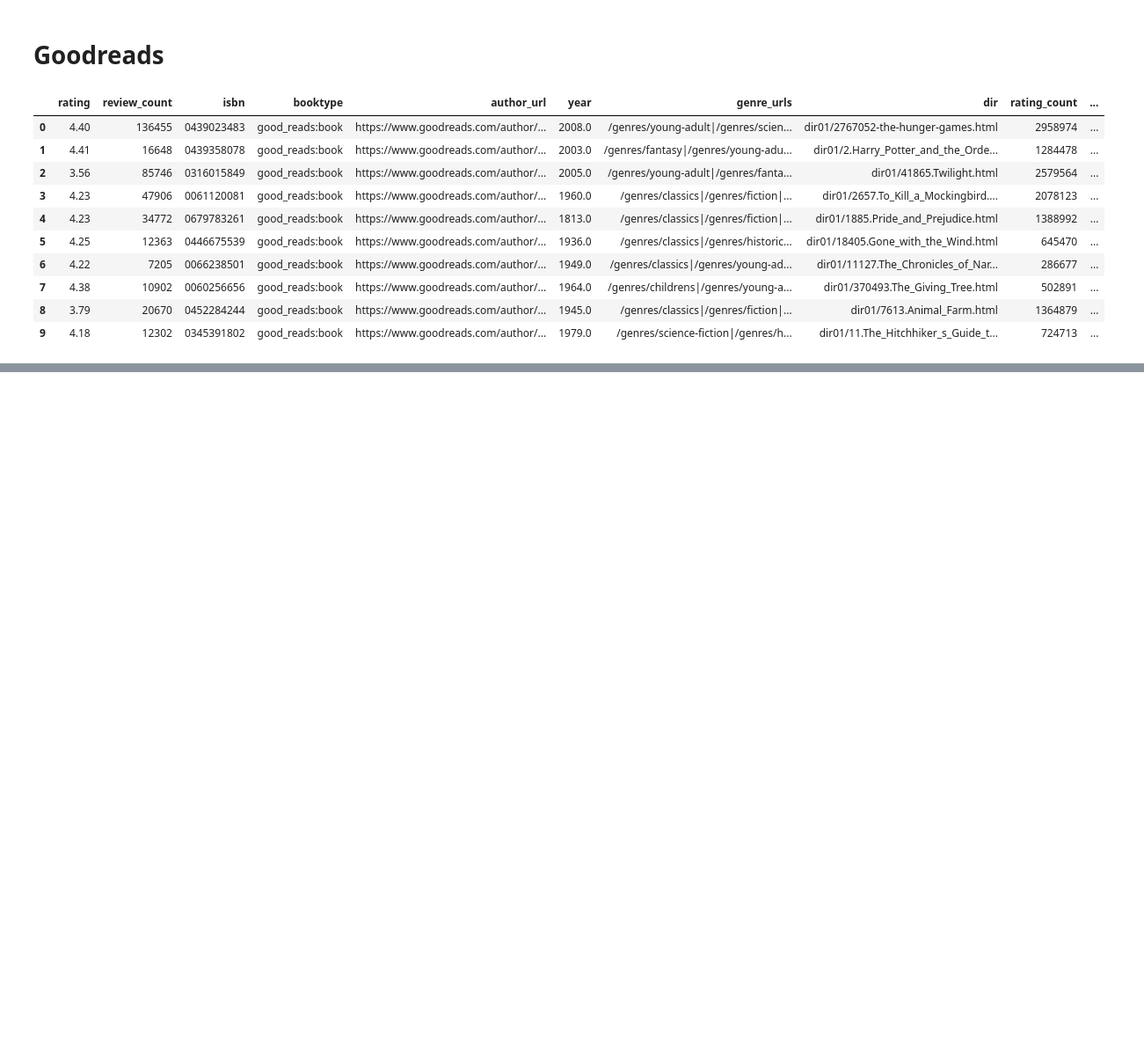
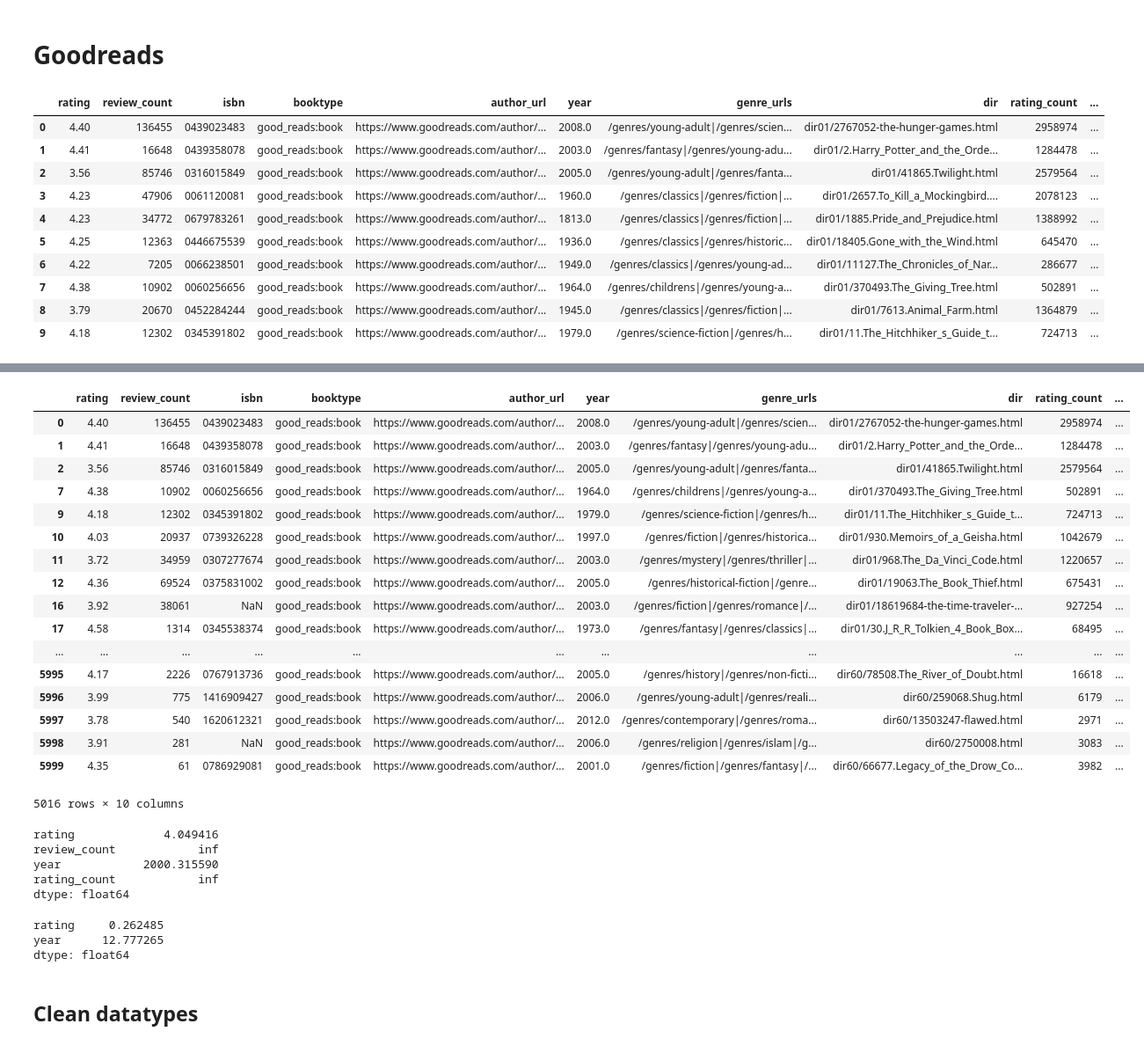
Before and after one commit to chrispaynes/OSDSC-Portfolio, a Jupyter notebook: notebooks/goodreads/goodreads.ipynb, the cells around one changed output, grey strips where cells are left out. Shown: that part at 88% size. Cells and saved outputs as stored; diff of their text form; code cells hidden in the pictures; blank space fills up the shorter version.

```diff
--- a/notebooks/goodreads/goodreads.ipynb
+++ b/notebooks/goodreads/goodreads.ipynb
@@ -37,0 +191,40 @@ df.head(10)
+# %%
+# Multiple conditionals
+df[(df.year > 1960) & (df.rating > 2)]
+# %% [output]
+|  | rating | review_count | isbn | booktype | author_url | year | genre_urls | dir | rating_count | ... |
+| 0 | 4.40 | 136455 | 0439023483 | good_reads:book | https://www.goodreads.com/author/... | 2008.0 | /genres/young-adult|/genres/scien... | dir01/2767052-the-hunger-games.html | 2958974 | ... |
+| 1 | 4.41 | 16648 | 0439358078 | good_reads:book | https://www.goodreads.com/author/... | 2003.0 | /genres/fantasy|/genres/young-adu... | dir01/2.Harry_Potter_and_the_Orde... | 1284478 | ... |
+| 2 | 3.56 | 85746 | 0316015849 | good_reads:book | https://www.goodreads.com/author/... | 2005.0 | /genres/young-adult|/genres/fanta... | dir01/41865.Twilight.html | 2579564 | ... |
+| 7 | 4.38 | 10902 | 0060256656 | good_reads:book | https://www.goodreads.com/author/... | 1964.0 | /genres/childrens|/genres/young-a... | dir01/370493.The_Giving_Tree.html | 502891 | ... |
+| 9 | 4.18 | 12302 | 0345391802 | good_reads:book | https://www.goodreads.com/author/... | 1979.0 | /genres/science-fiction|/genres/h... | dir01/11.The_Hitchhiker_s_Guide_t... | 724713 | ... |
+| 10 | 4.03 | 20937 | 0739326228 | good_reads:book | https://www.goodreads.com/author/... | 1997.0 | /genres/fiction|/genres/historica... | dir01/930.Memoirs_of_a_Geisha.html | 1042679 | ... |
+| 11 | 3.72 | 34959 | 0307277674 | good_reads:book | https://www.goodreads.com/author/... | 2003.0 | /genres/mystery|/genres/thriller|... | dir01/968.The_Da_Vinci_Code.html | 1220657 | ... |
+| 12 | 4.36 | 69524 | 0375831002 | good_reads:book | https://www.goodreads.com/author/... | 2005.0 | /genres/historical-fiction|/genre... | dir01/19063.The_Book_Thief.html | 675431 | ... |
+| 16 | 3.92 | 38061 | NaN | good_reads:book | https://www.goodreads.com/author/... | 2003.0 | /genres/fiction|/genres/romance|/... | dir01/18619684-the-time-traveler-... | 927254 | ... |
+| 17 | 4.58 | 1314 | 0345538374 | good_reads:book | https://www.goodreads.com/author/... | 1973.0 | /genres/fantasy|/genres/classics|... | dir01/30.J_R_R_Tolkien_4_Book_Box... | 68495 | ... |
+| ... | ... | ... | ... | ... | ... | ... | ... | ... | ... | ... |
+| 5995 | 4.17 | 2226 | 0767913736 | good_reads:book | https://www.goodreads.com/author/... | 2005.0 | /genres/history|/genres/non-ficti... | dir60/78508.The_River_of_Doubt.html | 16618 | ... |
+| 5996 | 3.99 | 775 | 1416909427 | good_reads:book | https://www.goodreads.com/author/... | 2006.0 | /genres/young-adult|/genres/reali... | dir60/259068.Shug.html | 6179 | ... |
+| 5997 | 3.78 | 540 | 1620612321 | good_reads:book | https://www.goodreads.com/author/... | 2012.0 | /genres/contemporary|/genres/roma... | dir60/13503247-flawed.html | 2971 | ... |
+| 5998 | 3.91 | 281 | NaN | good_reads:book | https://www.goodreads.com/author/... | 2006.0 | /genres/religion|/genres/islam|/g... | dir60/2750008.html | 3083 | ... |
+| 5999 | 4.35 | 61 | 0786929081 | good_reads:book | https://www.goodreads.com/author/... | 2001.0 | /genres/fiction|/genres/fantasy|/... | dir60/66677.Legacy_of_the_Drow_Co... | 3982 | ... |
+5016 rows × 10 columns
+# %%
+# Statistical methods based off data result
+# Multiple conditionals
+df[(df.year > 1960) & (df.rating > 2)].mean()
+# %% [output]
+rating             4.049416
+review_count            inf
+year            2000.315590
+rating_count            inf
+dtype: float64
+# %%
+df[(df.year > 1960) & (df.rating > 2)].std()
+# %% [output]
+rating     0.262485
+year      12.777265
+dtype: float64
+# %% [markdown]
+## Clean datatypes
```
Also changed, not shown: parts of 18 cells of this notebook.
